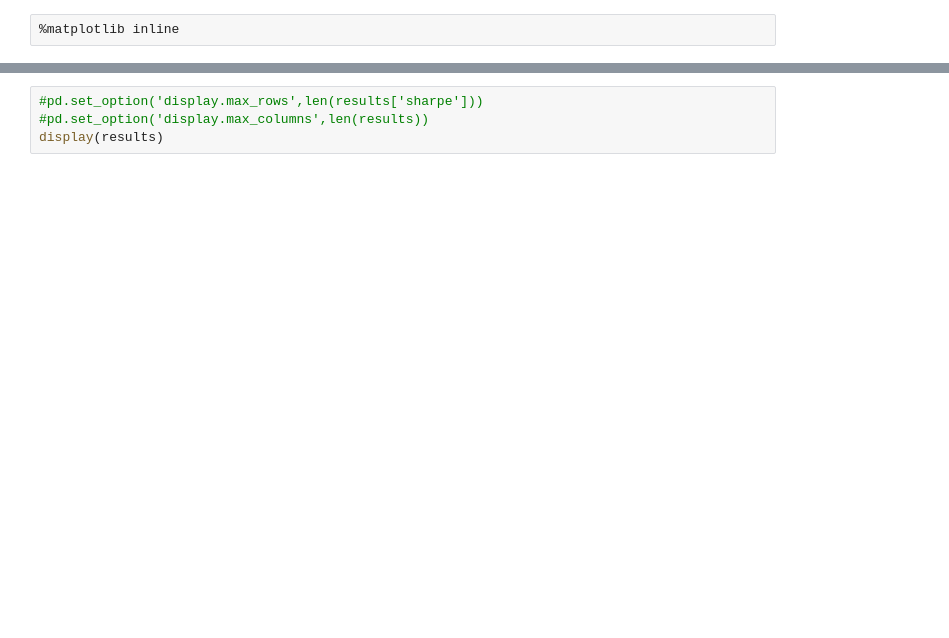
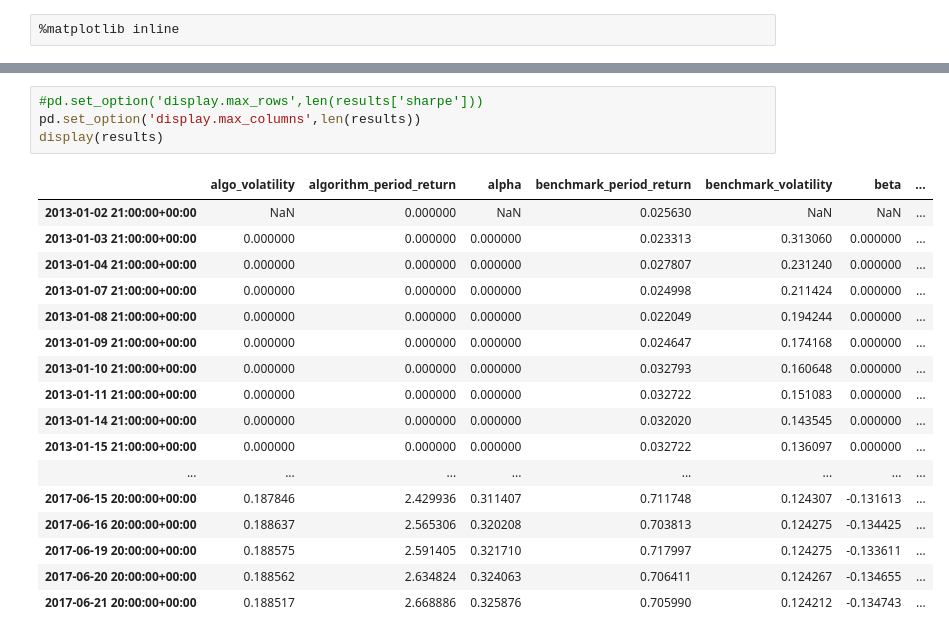
Before and after one commit to peterfabakker/algoTrading, a Jupyter notebook: bollinger_pair_johansen.ipynb, the cells around one changed output, grey strips where cells are left out. Saved outputs shown, nothing was run; the diff lists cells and outputs as text; blank space fills up the shorter version.

```diff
--- a/bollinger_pair_johansen.ipynb
+++ b/bollinger_pair_johansen.ipynb
@@ -183,5 +185,22 @@ rkt (1125, 11) (1125, 11)
 # %%
 #pd.set_option('display.max_rows',len(results['sharpe']))
-#pd.set_option('display.max_columns',len(results))
+pd.set_option('display.max_columns',len(results))
 display(results)
 # %% [output]
+|  | algo_volatility | algorithm_period_return | alpha | benchmark_period_return | benchmark_volatility | beta | ... |
+| 2013-01-02 21:00:00+00:00 | NaN | 0.000000 | NaN | 0.025630 | NaN | NaN | ... |
+| 2013-01-03 21:00:00+00:00 | 0.000000 | 0.000000 | 0.000000 | 0.023313 | 0.313060 | 0.000000 | ... |
+| 2013-01-04 21:00:00+00:00 | 0.000000 | 0.000000 | 0.000000 | 0.027807 | 0.231240 | 0.000000 | ... |
+| 2013-01-07 21:00:00+00:00 | 0.000000 | 0.000000 | 0.000000 | 0.024998 | 0.211424 | 0.000000 | ... |
+| 2013-01-08 21:00:00+00:00 | 0.000000 | 0.000000 | 0.000000 | 0.022049 | 0.194244 | 0.000000 | ... |
+| 2013-01-09 21:00:00+00:00 | 0.000000 | 0.000000 | 0.000000 | 0.024647 | 0.174168 | 0.000000 | ... |
+| 2013-01-10 21:00:00+00:00 | 0.000000 | 0.000000 | 0.000000 | 0.032793 | 0.160648 | 0.000000 | ... |
+| 2013-01-11 21:00:00+00:00 | 0.000000 | 0.000000 | 0.000000 | 0.032722 | 0.151083 | 0.000000 | ... |
+| 2013-01-14 21:00:00+00:00 | 0.000000 | 0.000000 | 0.000000 | 0.032020 | 0.143545 | 0.000000 | ... |
+| 2013-01-15 21:00:00+00:00 | 0.000000 | 0.000000 | 0.000000 | 0.032722 | 0.136097 | 0.000000 | ... |
+| ... | ... | ... | ... | ... | ... | ... | ... |
+| 2017-06-15 20:00:00+00:00 | 0.187846 | 2.429936 | 0.311407 | 0.711748 | 0.124307 | -0.131613 | ... |
+| 2017-06-16 20:00:00+00:00 | 0.188637 | 2.565306 | 0.320208 | 0.703813 | 0.124275 | -0.134425 | ... |
+| 2017-06-19 20:00:00+00:00 | 0.188575 | 2.591405 | 0.321710 | 0.717997 | 0.124275 | -0.133611 | ... |
+| 2017-06-20 20:00:00+00:00 | 0.188562 | 2.634824 | 0.324063 | 0.706411 | 0.124267 | -0.134655 | ... |
+| 2017-06-21 20:00:00+00:00 | 0.188517 | 2.668886 | 0.325876 | 0.705990 | 0.124212 | -0.134743 | ... |
```
Also changed, not shown: parts of 4 cells of this notebook, 20 other files.
